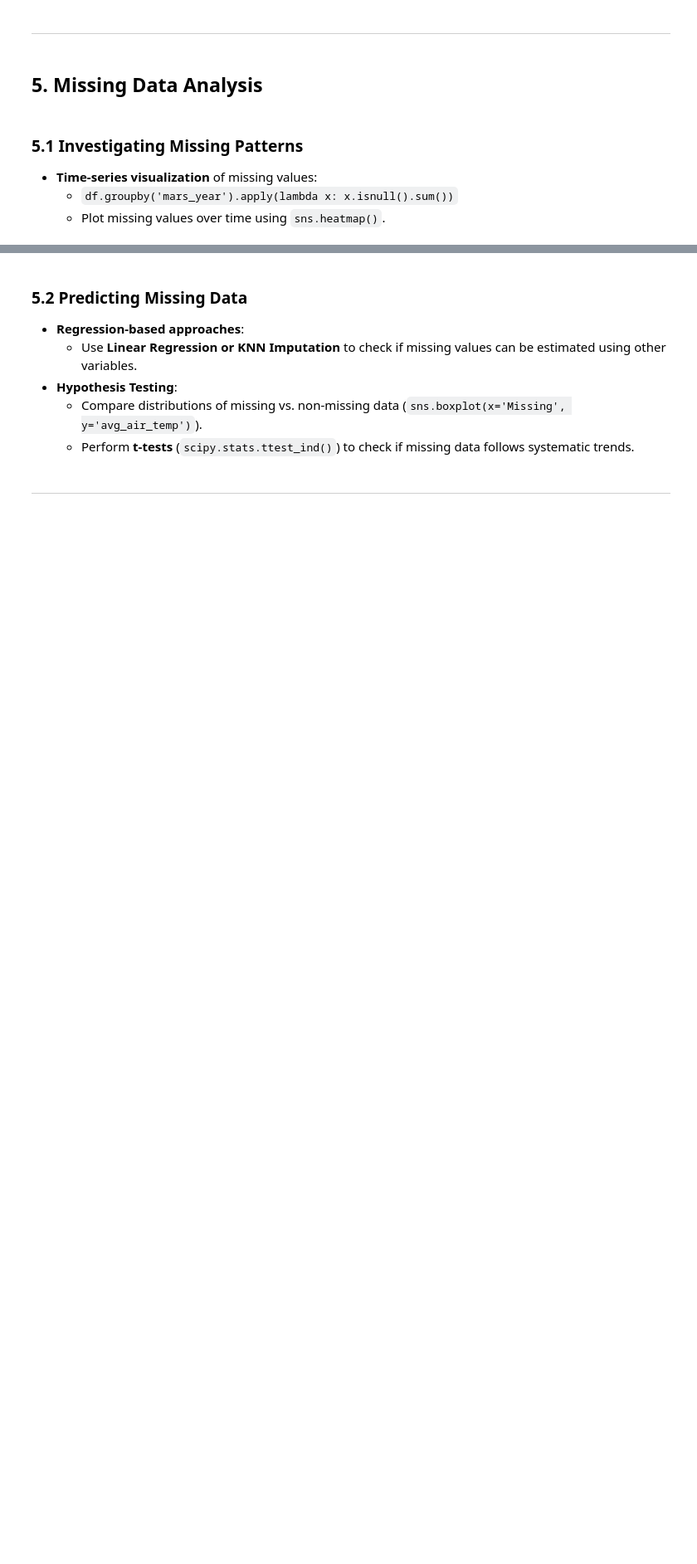
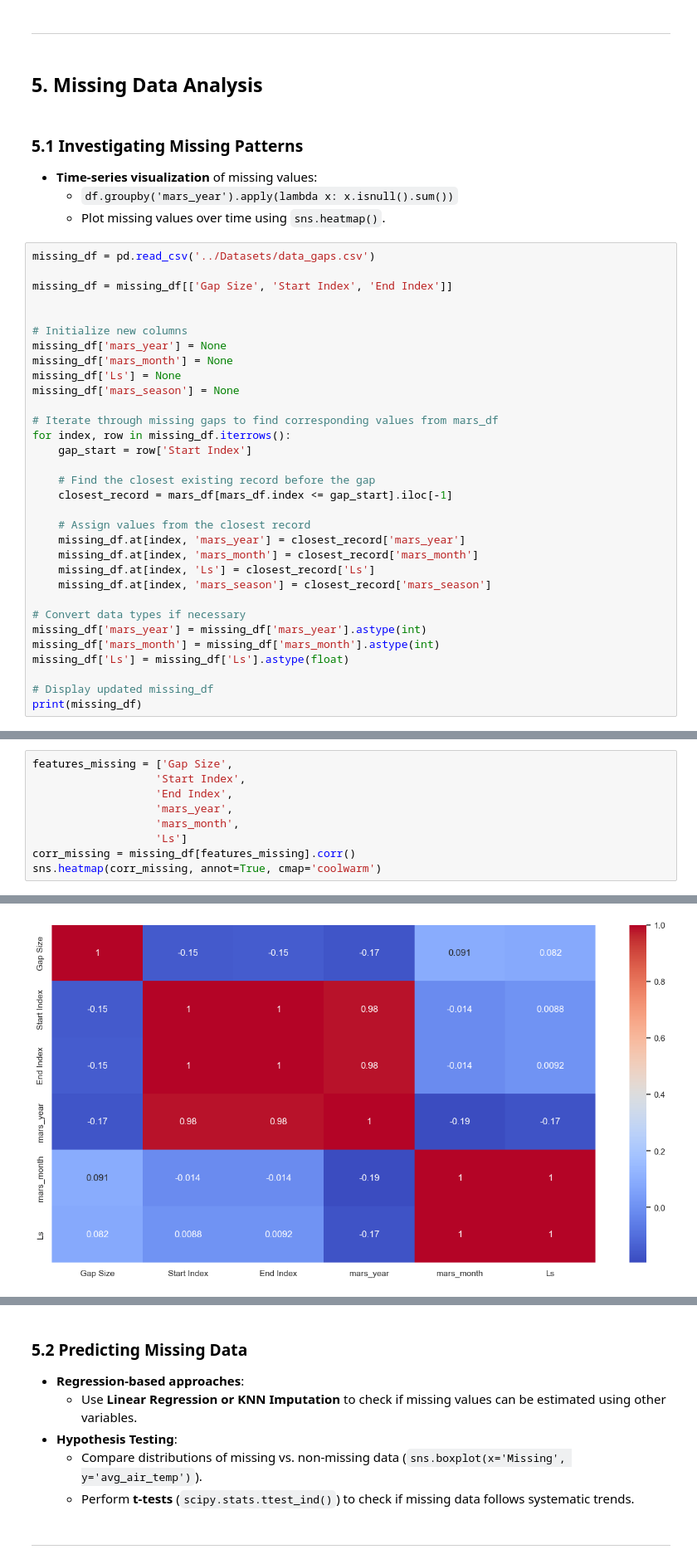
Before and after one commit to TristanPetersDS/Martian-Weather-Analysis, a Jupyter notebook: Notebooks/EDA.ipynb, the cells around one changed output, grey strips where cells are left out. Shown at 83% size. Drawn from its saved outputs; the diff is of its cells as text; blank space fills up the shorter version.

```diff
--- a/Notebooks/EDA.ipynb
+++ b/Notebooks/EDA.ipynb
@@ -248,3 +248,35 @@ sns.pairplot(mars_df[features + ['mars_year']], hue='mars_year', palette='deep')
 - **Time-series visualization** of missing values:
   - `df.groupby('mars_year').apply(lambda x: x.isnull().sum())`
   - Plot missing values over time using `sns.heatmap()`.
+# %%
+missing_df = pd.read_csv('../Datasets/data_gaps.csv')
+
+missing_df = missing_df[['Gap Size', 'Start Index', 'End Index']]
+
+
+# Initialize new columns
+missing_df['mars_year'] = None
+missing_df['mars_month'] = None
+missing_df['Ls'] = None
+missing_df['mars_season'] = None
+
+# Iterate through missing gaps to find corresponding values from mars_df
+for index, row in missing_df.iterrows():
+    gap_start = row['Start Index']
+
+    # Find the closest existing record before the gap
+    closest_record = mars_df[mars_df.index <= gap_start].iloc[-1]
+
+    # Assign values from the closest record
+    missing_df.at[index, 'mars_year'] = closest_record['mars_year']
+    missing_df.at[index, 'mars_month'] = closest_record['mars_month']
+    missing_df.at[index, 'Ls'] = closest_record['Ls']
+    missing_df.at[index, 'mars_season'] = closest_record['mars_season']
+
+# Convert data types if necessary
+missing_df['mars_year'] = missing_df['mars_year'].astype(int)
+missing_df['mars_month'] = missing_df['mars_month'].astype(int)
+missing_df['Ls'] = missing_df['Ls'].astype(float)
+
+# Display updated missing_df
+print(missing_df)
@@ -250,0 +313,10 @@ sns.pairplot(mars_df[features + ['mars_year']], hue='mars_year', palette='deep')
+# %%
+features_missing = ['Gap Size',
+                   'Start Index',
+                   'End Index',
+                   'mars_year',
+                   'mars_month',
+                   'Ls']
+corr_missing = missing_df[features_missing].corr()
+sns.heatmap(corr_missing, annot=True, cmap='coolwarm')
+# %% [output]
@@ -250,0 +324 @@ sns.pairplot(mars_df[features + ['mars_year']], hue='mars_year', palette='deep')
+[figure, added]
```
Also changed, not shown: parts of 4 cells of this notebook, 1 other file.
